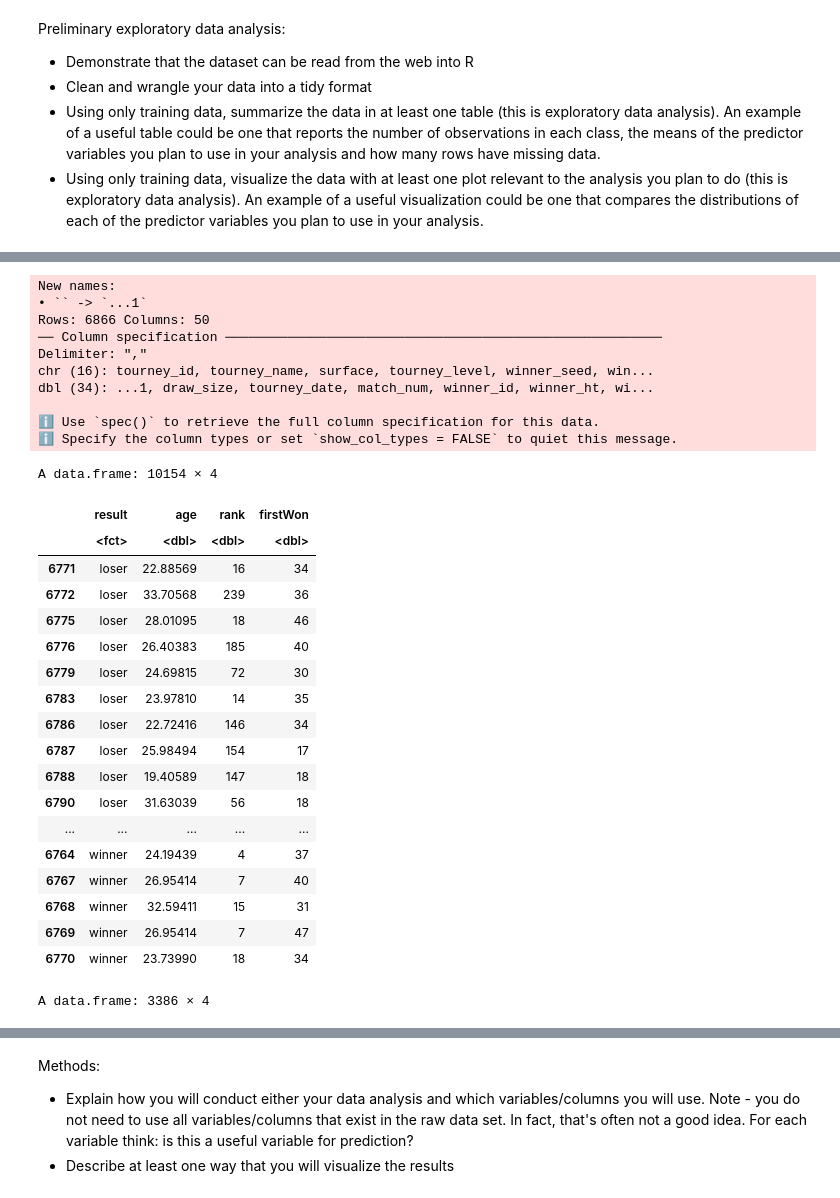
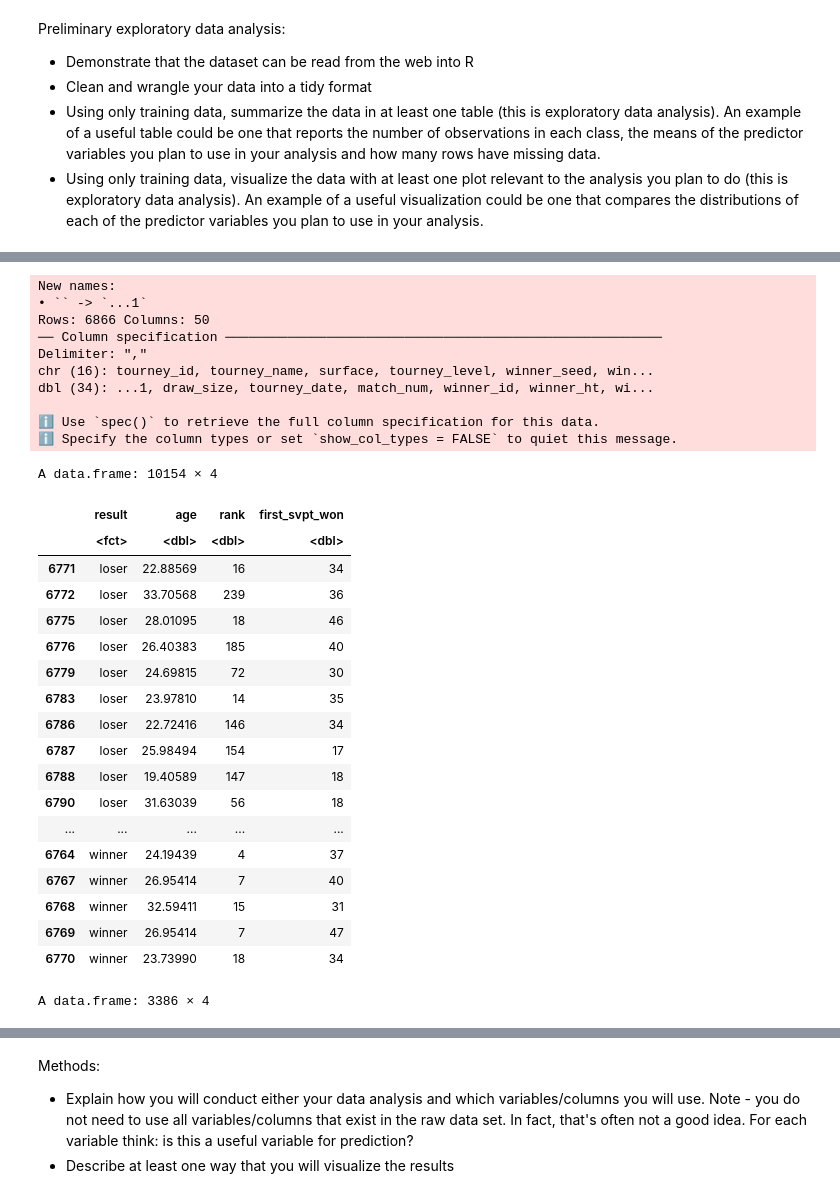
Before and after one commit to EllaShi7/DSCI-100-2022w2-Group-42-Project, a Jupyter notebook: Group_Project_Proposal.ipynb, the cells around one changed output, grey strips where cells are left out. Drawn from its saved outputs; the diff is of its cells as text; code cells hidden in the pictures.

```diff
--- a/Group_Project_Proposal.ipynb
+++ b/Group_Project_Proposal.ipynb
@@ -18,6 +36,7 @@ library(tidymodels)
 # %%
 set.seed(123)
 
+# Reading and Wrangling Data
 
 atp_data <- read_csv("atp2017-2019.csv") |>
   select(winner_age, loser_age, winner_rank, loser_rank, w_1stWon, l_1stWon) |>
@@ -25,36 +44,38 @@ atp_data <- read_csv("atp2017-2019.csv") |>
 
 win <- rep(c("winner"), times = nrow(atp_data))
 atp_data_win <- cbind(atp_data, win) |>
   select(win, winner_age, winner_rank, w_1stWon)
-colnames(atp_data_win) <- c("result", "age","rank", "firstWon")
+colnames(atp_data_win) <- c("result", "age","rank", "first_svpt_won")
 
 lose <- rep(c("loser"), times = nrow(atp_data))
 atp_data_lose <- cbind(atp_data, lose) |>
   select(lose, loser_age, loser_rank, l_1stWon)
-colnames(atp_data_lose) <- c("result", "age","rank", "firstWon")
+colnames(atp_data_lose) <- c("result", "age","rank", "first_svpt_won")
 
 data <- rbind(atp_data_win, atp_data_lose) |>
   mutate(result = as_factor(result))
+
+# Splitting Dataset
 
 data_split <- initial_split(data, prop = 0.75, strata = result)
 atp_train <- training(data_split)
 atp_test <- testing(data_split)
 
 atp_train
 atp_test
 # %% [output]
 New names:
 • `` -> `...1`
 Rows: 6866 Columns: 50
 ── Column specification ────────────────────────────────────────────────────────
 Delimiter: ","
 chr (16): tourney_id, tourney_name, surface, tourney_level, winner_seed, win...
 dbl (34): ...1, draw_size, tourney_date, match_num, winner_id, winner_ht, wi...
 
 ℹ Use `spec()` to retrieve the full column specification for this data.
 ℹ Specify the column types or set `show_col_types = FALSE` to quiet this message.
 A data.frame: 10154 × 4
-|  | result | age | rank | firstWon |
+|  | result | age | rank | first_svpt_won |
 |  | <fct> | <dbl> | <dbl> | <dbl> |
 | 6771 | loser | 22.88569 | 16 | 34 |
 | 6772 | loser | 33.70568 | 239 | 36 |
```
Also changed, not shown: parts of 5 cells of this notebook.
